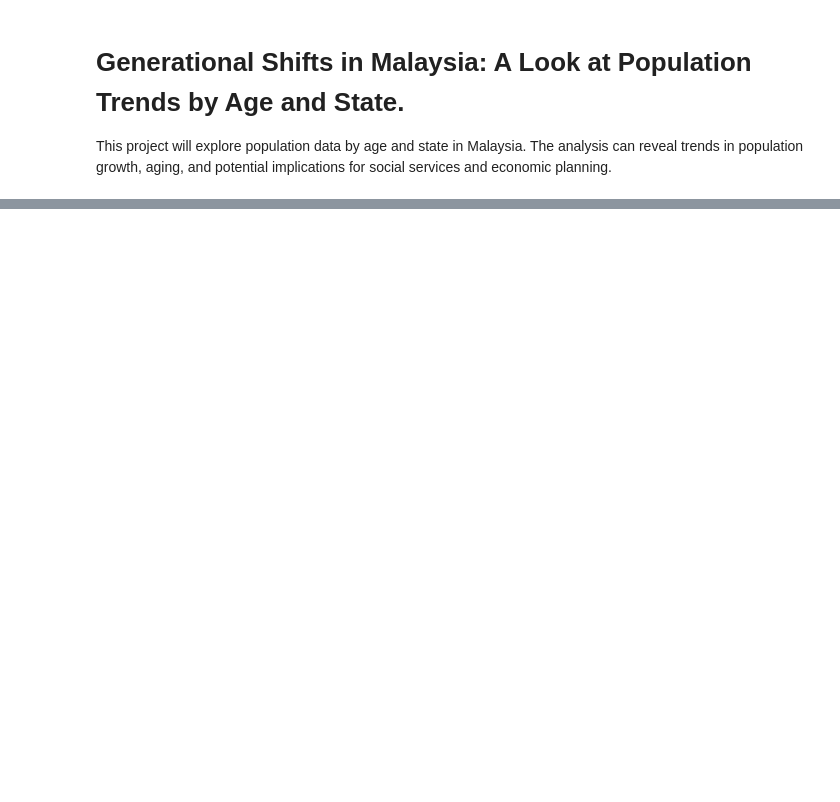
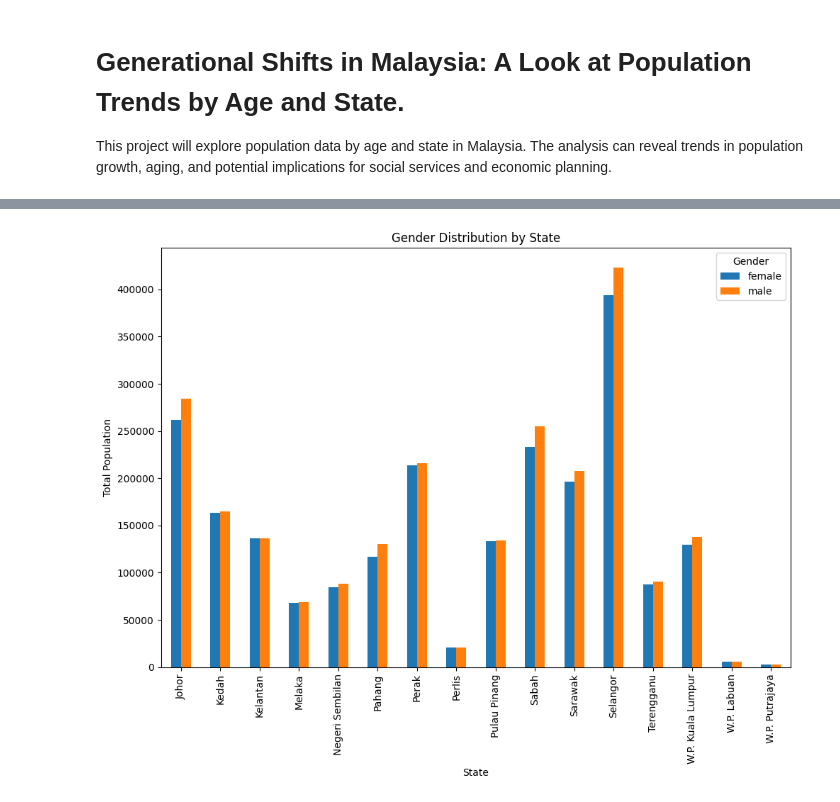
Before and after one commit to TehJunYuan/Python_Project, a Jupyter notebook: PopulationTrendsByAgeAndState.ipynb, the cells around one changed output, grey strips where cells are left out. Drawn from its saved outputs; the diff is of its cells as text; code cells hidden in the pictures; blank space fills up the shorter version.

```diff
--- a/PopulationTrendsByAgeAndState.ipynb
+++ b/PopulationTrendsByAgeAndState.ipynb
@@ -39,0 +253,5 @@ df
+# %%
+# Plot the gender distribution
+analyzer.plot_gender_distribution()
+# %% [output]
+[figure, added]
```
Also changed, not shown: parts of 15 cells of this notebook, 2 other files.
